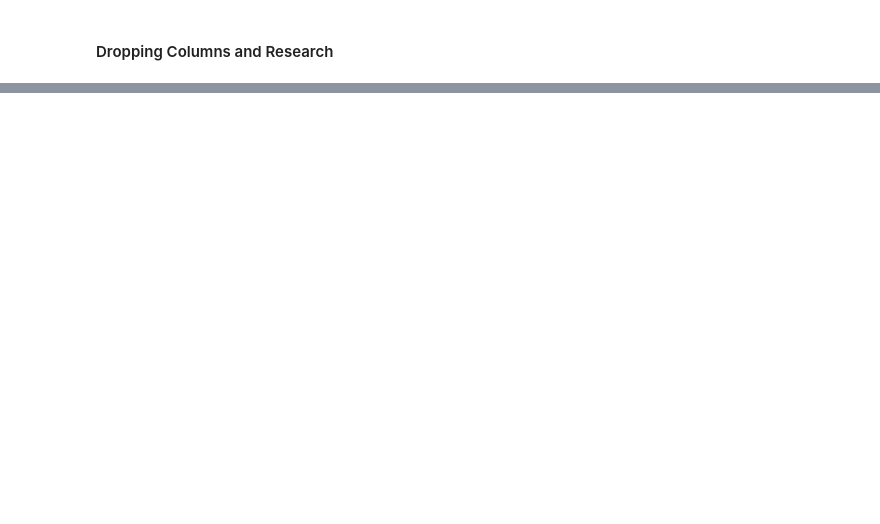
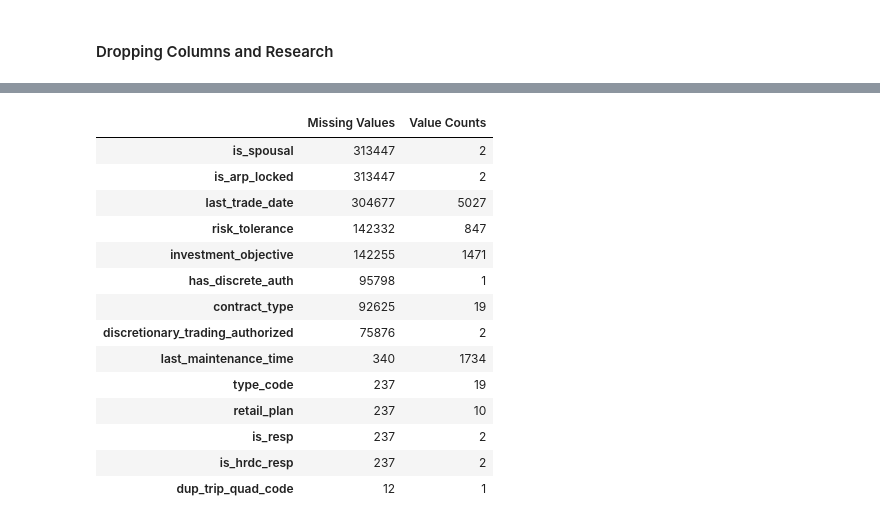
Before and after one commit to adparekh/CxC-Hackathon, a Jupyter notebook: final-hackathon.ipynb, the cells around one changed output, grey strips where cells are left out. Drawn from its saved outputs; the diff is of its cells as text; code cells hidden in the pictures; blank space fills up the shorter version.

```diff
--- a/final-hackathon.ipynb
+++ b/final-hackathon.ipynb
@@ -103,0 +158,25 @@ train_data.to_csv("./cleaned_data.csv", index=False)
+# %%
+# Missing Values Check
+missing_values_train = train_data.isnull().sum()
+value_counts = train_data.nunique()
+missing_values_train = pd.concat([missing_values_train, value_counts], axis=1)
+missing_values_train.columns = ['Missing Values', 'Value Counts']
+missing_values_train = missing_values_train[missing_values_train['Missing Values'] > 0]
+missing_values_train = missing_values_train.sort_values(by='Missing Values', ascending=False)
+missing_values_train
+# %% [output]
+|  | Missing Values | Value Counts |
+| is_spousal | 313447 | 2 |
+| is_arp_locked | 313447 | 2 |
+| last_trade_date | 304677 | 5027 |
+| risk_tolerance | 142332 | 847 |
+| investment_objective | 142255 | 1471 |
+| has_discrete_auth | 95798 | 1 |
+| contract_type | 92625 | 19 |
+| discretionary_trading_authorized | 75876 | 2 |
+| last_maintenance_time | 340 | 1734 |
+| type_code | 237 | 19 |
+| retail_plan | 237 | 10 |
+| is_resp | 237 | 2 |
+| is_hrdc_resp | 237 | 2 |
+| dup_trip_quad_code | 12 | 1 |
```
Also changed, not shown: parts of 4 cells of this notebook.
